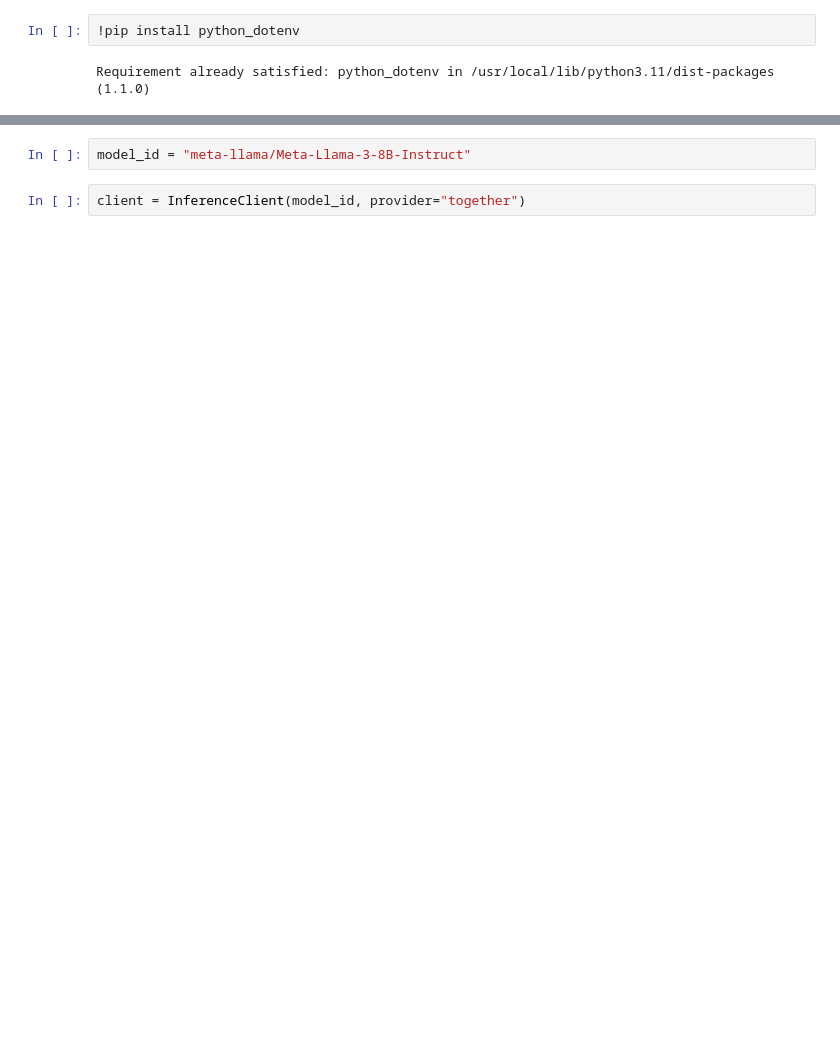
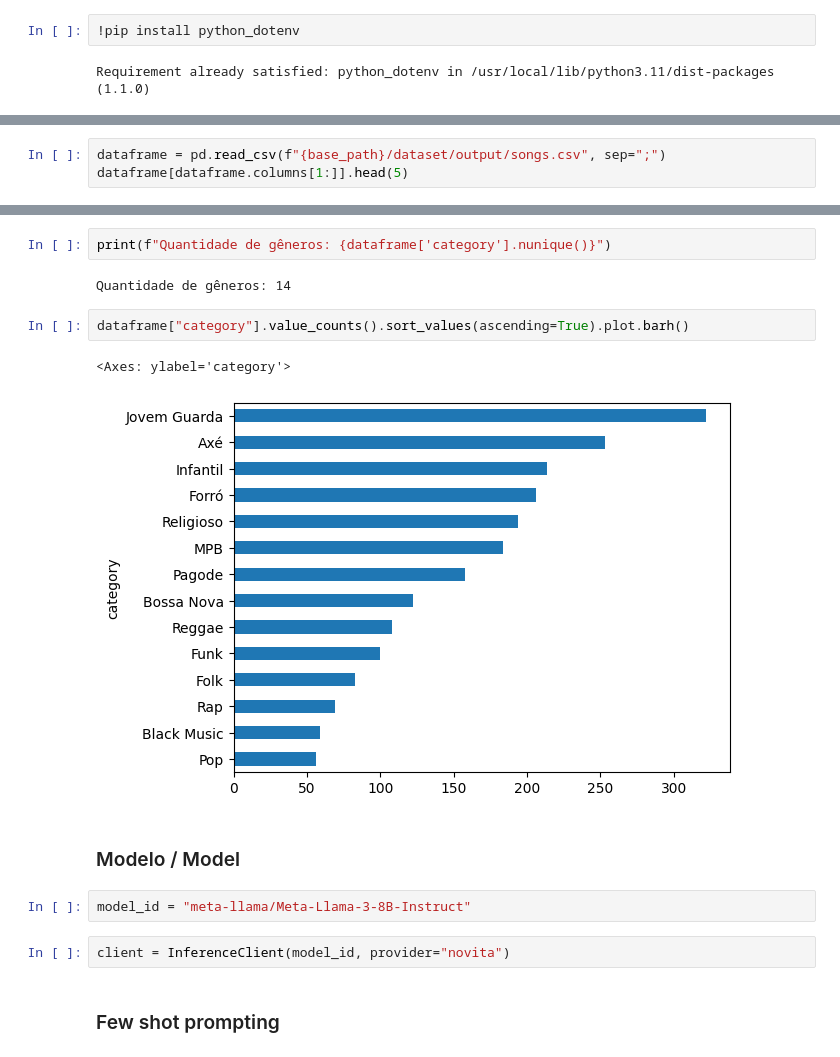
Before and after one commit to joaoflauzino/music_style_classification, a Jupyter notebook: notebooks/SongsClassifier.ipynb, the cells around one changed output, grey strips where cells are left out. Drawn from its saved outputs; the diff is of its cells as text; blank space fills up the shorter version.

```diff
--- a/notebooks/SongsClassifier.ipynb
+++ b/notebooks/SongsClassifier.ipynb
@@ -68,0 +187,3 @@ def get_avg_wordcount_by_genre(path: str = f"{base_path}/dataset/output/songs.cs
+# %%
+dataframe = pd.read_csv(f"{base_path}/dataset/output/songs.csv", sep=";")
+dataframe[dataframe.columns[1:]].head(5)
@@ -69,4 +197,17 @@ def get_avg_wordcount_by_genre(path: str = f"{base_path}/dataset/output/songs.cs
+# %%
+print(f"Quantidade de gêneros: {dataframe['category'].nunique()}")
+# %% [output]
+Quantidade de gêneros: 14
+# %%
+dataframe["category"].value_counts().sort_values(ascending=True).plot.barh()
+# %% [output]
+<Axes: ylabel='category'>
+[figure, added]
+# %% [markdown]
+### Modelo / Model
 # %%
 model_id = "meta-llama/Meta-Llama-3-8B-Instruct"
 # %%
-client = InferenceClient(model_id, provider="together")
+client = InferenceClient(model_id, provider="novita")
+# %% [markdown]
+### Few shot prompting
```
Also changed, not shown: parts of 44 cells of this notebook, 4 other files.
